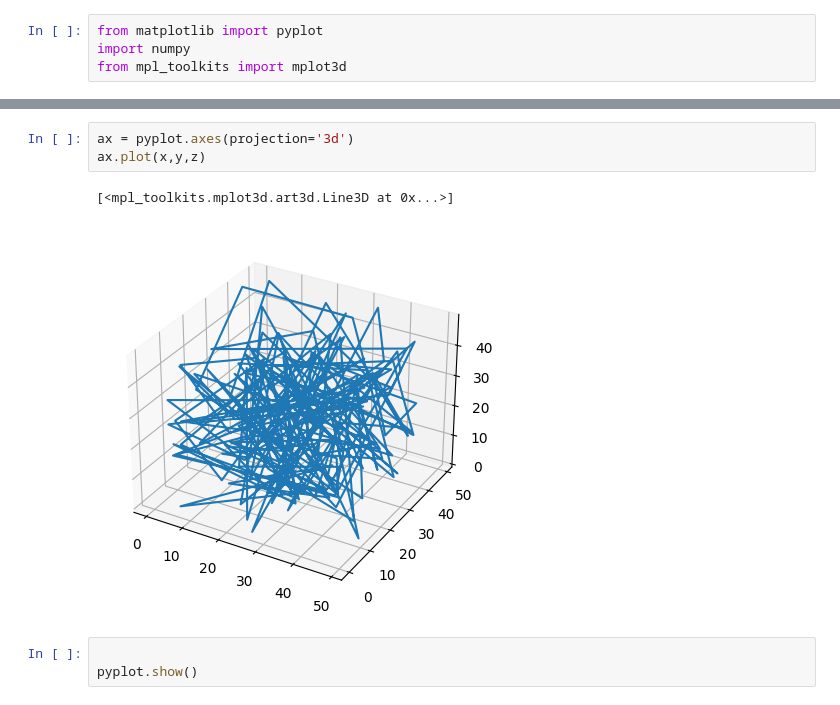
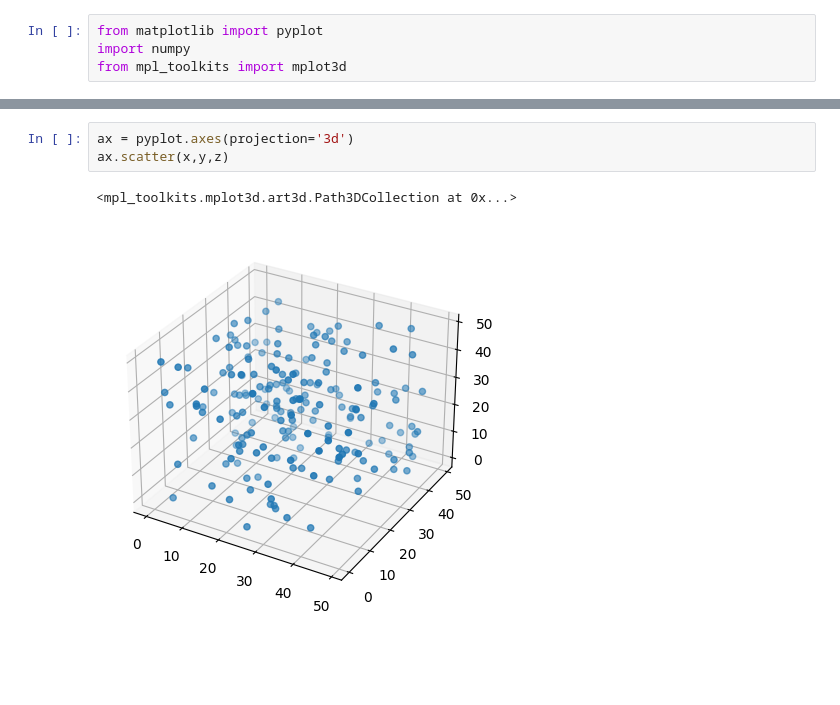
Before and after one commit to omshinde9898/scripts, a Jupyter notebook: matplotlib_examples.ipynb, the cells around one changed output, grey strips where cells are left out. Saved outputs shown, nothing was run; the diff lists cells and outputs as text; blank space fills up the shorter version.

```diff
--- a/matplotlib_examples.ipynb
+++ b/matplotlib_examples.ipynb
@@ -11,9 +14,6 @@ TypeError: Cannot interpret '200' as a data type
 # %%
 ax = pyplot.axes(projection='3d')
-ax.plot(x,y,z)
+ax.scatter(x,y,z)
 # %% [output]
-[<mpl_toolkits.mplot3d.art3d.Line3D at 0x...>]
+<mpl_toolkits.mplot3d.art3d.Path3DCollection at 0x...>
-[figure, old version]
+[figure, new version]
-# %%
-
-pyplot.show()
```
Also changed, not shown: parts of 2 cells of this notebook.
